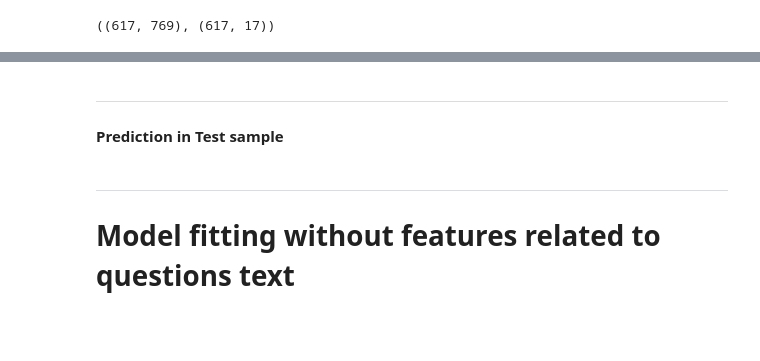
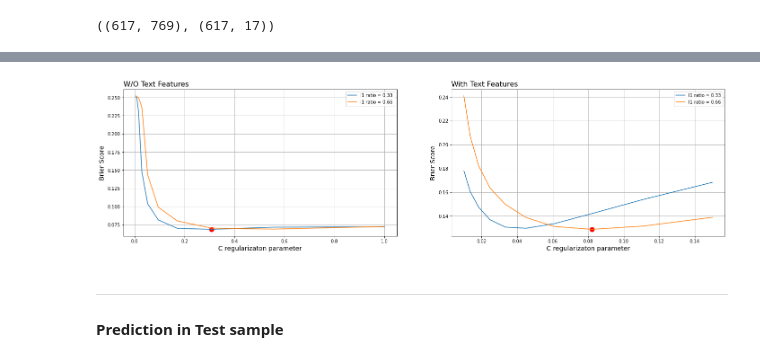
Before and after one commit to MKurseev/master_thesis, a Jupyter notebook: main_file.ipynb, the cells around one changed output, grey strips where cells are left out. Drawn from its saved outputs; the diff is of its cells as text; code cells hidden in the pictures; blank space fills up the shorter version.

```diff
--- a/main_file.ipynb
+++ b/main_file.ipynb
@@ -303,0 +290,13 @@ AttributeError: 'GridSearchCV' object has no attribute 'cv_results_'
+# %%
+%%time
+lr = LogisticRegression(max_iter= 200,
+                        random_state=12,
+                        n_jobs=-1,
+                        class_weight='balanced',
+                        )
+
+clf_wo_text = GridSearchCV(lr, parameters_wo_t, cv=skf, scoring='neg_brier_score')
+clf_with_text = GridSearchCV(lr, parameters_with_t, cv=skf, scoring='neg_brier_score')
+
+clf_wo_text.fit(X_train_wo_text, y_train_wo_text)
+clf_with_text.fit(X_train_with_text_sc, y_train_with_text)
@@ -304,3 +314,36 @@ AttributeError: 'GridSearchCV' object has no attribute 'cv_results_'
+# %%
+def plot_res(
+
+    plot_data : pd.DataFrame,
+    name      : 'str',
+    ax,
+
+) -> None:
+    plot_res = pd.DataFrame(plot_data.cv_results_)
+    l_1 = plot_res.param_l1_ratio.unique().tolist()
+
+    plt.title(f'{name}', fontsize=16, loc='left')
+
+    for l1 in l_1:
+      plt.plot(
+          plot_res.query('param_l1_ratio == @l1')['param_C'],
+          -plot_res.query('param_l1_ratio == @l1')['mean_test_score'],
+          label = f'l1 ratio = {l1}',
+          )
+
+    plt.scatter(plot_data.best_params_['C'], -plot_data.best_score_, color='red', linewidths=5, alpha=1)
+
+    plt.xlabel('C regularizaton parameter', fontsize=14)
+    plt.ylabel('Brier Score', fontsize=14)
+    plt.grid()
+    plt.legend()
+# %%
+fig = plt.figure(figsize=(24, 6))
+
+for i in [0, 1]:
+    plot_res((clf_wo_text, clf_with_text)[i], ('W/O Text Features', 'With Text Features')[i], ax= plt.subplot(1, 2, i+1))
+# %% [output]
+[figure, added]
 # %% [markdown]
 ---
 #### Prediction in Test sample
@@ -316,3 +349,0 @@ pd.DataFrame({'l1_ratio':row_names, 'brier_score':bss})
-# %% [markdown]
----
-# Model fitting without features related to questions text
```
Also changed, not shown: parts of 58 cells of this notebook.
